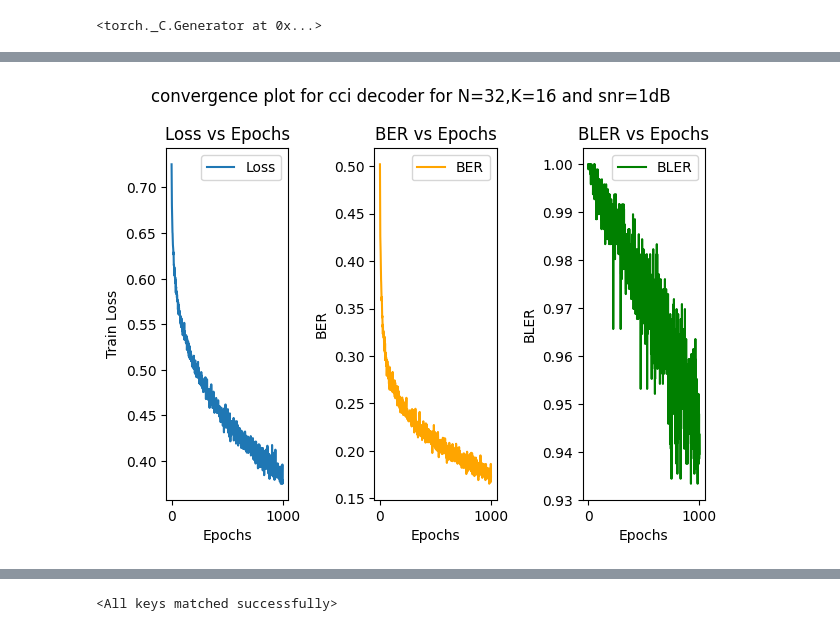
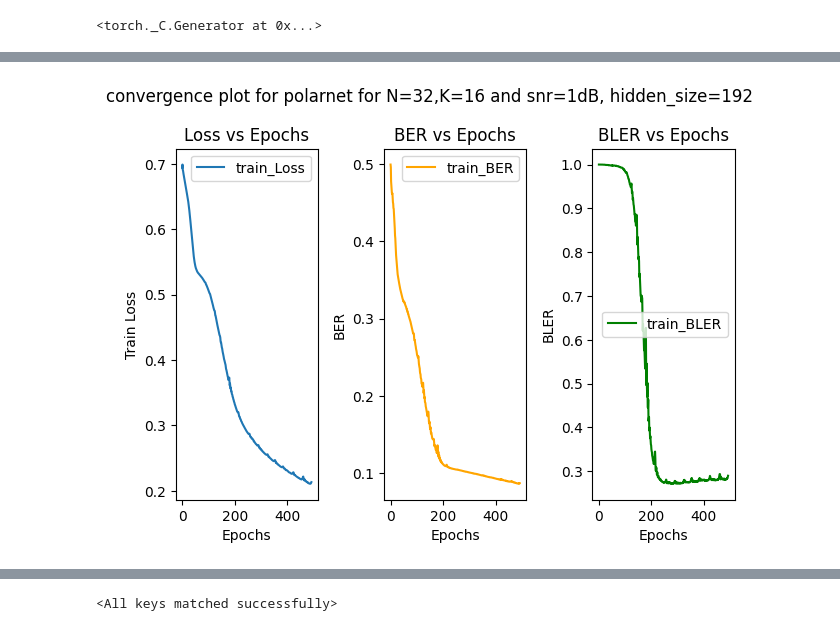
Before and after one commit to pratyush-1/PolarNet, a Jupyter notebook: polar_sc_decoding.ipynb, the cells around one changed output, grey strips where cells are left out. Saved outputs shown, nothing was run; the diff lists cells and outputs as text; code cells hidden in the pictures.

```diff
--- a/polar_sc_decoding.ipynb
+++ b/polar_sc_decoding.ipynb
@@ -117,5 +125,5 @@ ber_SC_total/len(bpsk),bler_SC_total/len(bpsk)
 # %%
-decoded_data = np.load('decodedbits_N32_K16_SNR1.npz')
+decoded_data = np.load('decodedbits_N32_K16_SNR1_samples20000.npz')
 # %%
 decoded_data
 # %% [output]
@@ -146,6 +154,10 @@ class PolarDataset(torch.utils.data.Dataset):
             self.corrupted_codeword.unsqueeze(-1)
             ],dim=-1) #[N,2]
 
+        self.llrs_data = torch.cat([
+            self.sc_llrs.unsqueeze(-1),
+            self.corrupted_codeword.unsqueeze(-1)
+        ],dim=-1)
         # self.new_data_2 = torch.cat([
         #     self.decoded_bits,
         #     self.corrupted_codeword],dim=-1) #[N,2]
@@ -162,6 +174,7 @@ class PolarDataset(torch.utils.data.Dataset):
             'decoded_msg_bits': self.decoded_bits[idx],
             're_encoded_msg_bits':self.new_data[idx],
             # 're_encoded_samefeature':self.new_data_2[idx],
+            'llrs_concat':self.llrs_data[idx],
             'SC_llrs': self.sc_llrs[idx]
         }
 # %%
@@ -172,13 +183,17 @@ BATCH_SIZE=64
 # dataloader = torch.utils.data.DataLoader(dataset,batch_size=64,shuffle=True)
 dataset_size = len(dataset)
 train_size = int(0.9*dataset_size)
-test_size = dataset_size - train_size
+test_size = int(0.5 * (dataset_size - train_size))
+val_size = dataset_size - train_size - test_size
 
-train_dataset, test_dataset = torch.utils.data.random_split(dataset,[train_size,test_size])
-train_dataloader = torch.utils.data.DataLoader(train_dataset, batch_size=BATCH_SIZE, shuffle=True)
-test_dataloader = torch.utils.data.DataLoader(test_dataset, batch_size=BATCH_SIZE, shuffle=False)
-
+train_dataset, val_dataset, test_dataset = torch.utils.data.random_split(dataset,[train_size,val_size, test_size])
+train_dataloader = torch.utils.data.DataLoader(train_dataset, batch_size=train_size, shuffle=True,worker_init_fn=seed_worker,generator=g)
+val_dataloader = torch.utils.data.DataLoader(val_dataset,batch_size=val_size,shuffle=False,worker_init_fn=seed_worker,generator=g)
+test_dataloader = torch.utils.data.DataLoader(test_dataset, batch_size=test_size, shuffle=False,worker_init_fn=seed_worker,generator=g)
+dataloader = torch.utils.data.DataLoader(dataset,batch_size=dataset_size,shuffle=False,worker_init_fn=seed_worker,generator=g)
 # Print sizes of train and test sets
 print(f"Train dataset size: {len(train_dataset)}")
+print(f'Val dataset size: {len(val_dataset)}')
 print(f"Test dataset size: {len(test_dataset)}")
+print(f"Full dataset size: {len(dataset)}")
 # %% [output]
@@ -215,10 +258,11 @@ class PolarNet(nn.Module):
         return x
 # %%
 device = 'cuda'
-model = PolarNet(hidden_channels=64,K=K).to(device)
+model = PolarNet(hidden_channels=128,K=K,N=N).to(device)
+# model = LSTM(hidden_size=128,num_layers=1).to(device)
 criterion = nn.BCEWithLogitsLoss()
 # criterion = nn.HingeEmbeddingLoss()
-optimizer = torch.optim.Adam(model.parameters(), lr=1e-4)
+optimizer = torch.optim.Adam(model.parameters(), lr=6e-4)
 # %%
 def calculate_ber_bler(targets,predictions):
     """ Calculate BER and BLER using errors_ber and errors_bler functions. """
@@ -301,31 +383,31 @@ Training complete.
 # %%
-plt.suptitle('convergence plot for cci decoder for N=32,K=16 and snr=1dB')
+plt.suptitle('convergence plot for polarnet for N=32,K=16 and snr=1dB, hidden_size=192')
 # Plot Loss vs Epochs
 plt.subplot(1, 3, 1)
-plt.plot(loss_values, label='Loss')
+plt.plot(train_loss_values, label='train_Loss')
 plt.title('Loss vs Epochs')
 plt.xlabel('Epochs')
 plt.ylabel('Train Loss')
 plt.legend()
 
 # Plot BER vs Epochs
 plt.subplot(1, 3, 2)
-plt.plot(ber_values, label='BER', color='orange')
+plt.plot(train_ber_values, label='train_BER', color='orange')
 plt.title('BER vs Epochs')
 plt.xlabel('Epochs')
 plt.ylabel('BER')
 plt.legend()
 
 # Plot BLER vs Epochs
 
 plt.subplot(1, 3, 3)
-plt.plot(bler_values, label='BLER', color='green')
+plt.plot(train_bler_values, label='train_BLER', color='green')
 plt.title('BLER vs Epochs')
 plt.xlabel('Epochs')
 plt.ylabel('BLER')
 plt.legend()
 
 plt.tight_layout()
 plt.show()
 # %% [output]
-[figure, old version]
+[figure, new version]
```
Also changed, not shown: parts of 20 cells of this notebook.
